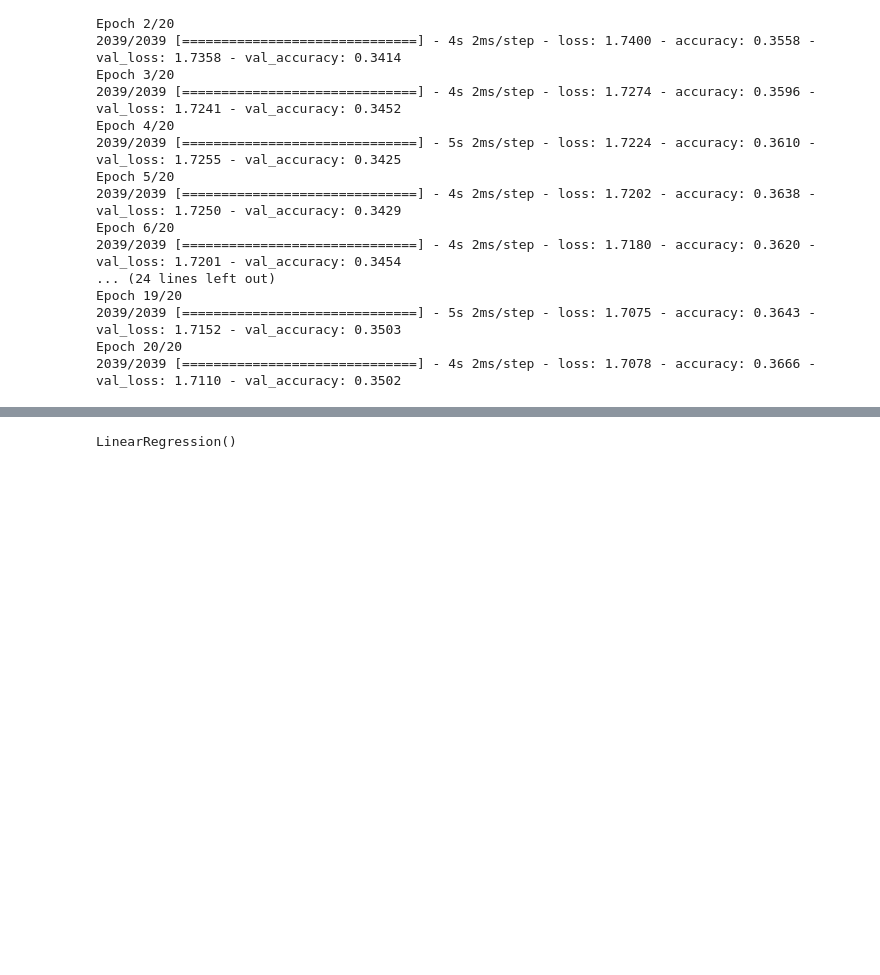
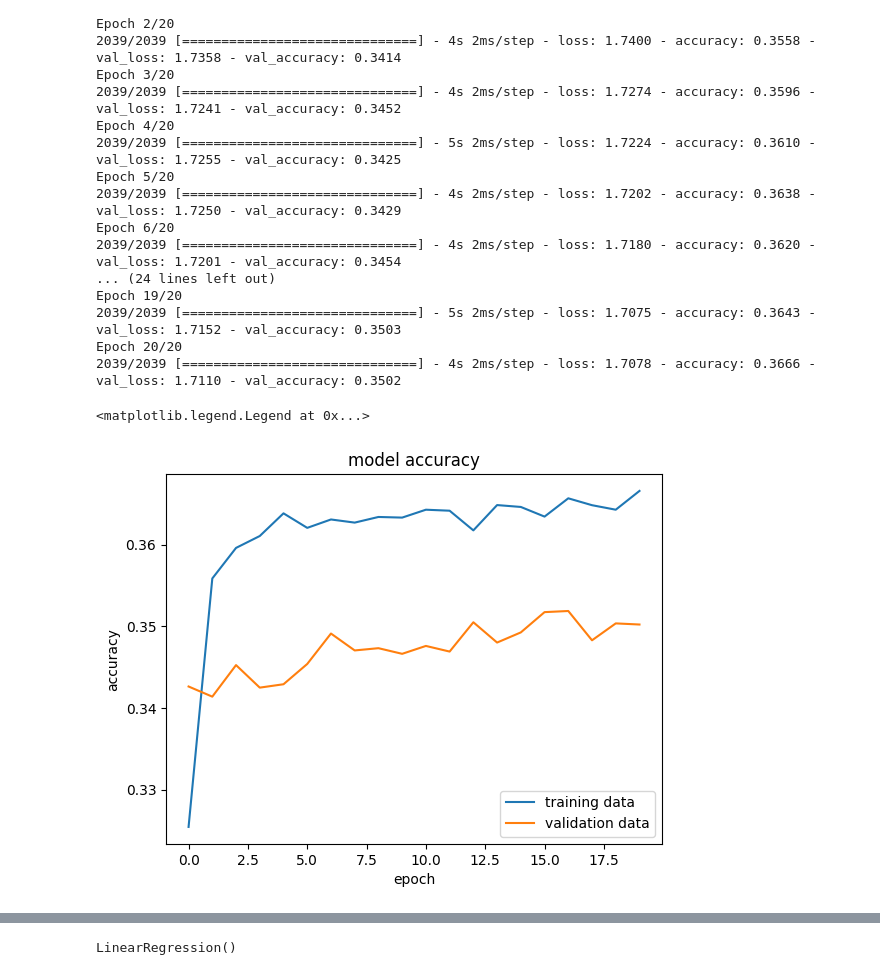
Before and after one commit to Cralsic123/Abalone-Rings-Predictor, a Jupyter notebook: Abalone_Prediction.ipynb, the cells around one changed output, grey strips where cells are left out. Drawn from its saved outputs; the diff is of its cells as text; code cells hidden in the pictures; blank space fills up the shorter version.

```diff
--- a/Abalone_Prediction.ipynb
+++ b/Abalone_Prediction.ipynb
@@ -243,3 +243,15 @@ Epoch 19/20
 2039/2039 [==============================] - 5s 2ms/step - loss: 1.7075 - accuracy: 0.3643 - val_loss: 1.7152 - val_accuracy: 0.3503
 Epoch 20/20
 2039/2039 [==============================] - 4s 2ms/step - loss: 1.7078 - accuracy: 0.3666 - val_loss: 1.7110 - val_accuracy: 0.3502
+# %%
+plt.plot(history.history['accuracy'])
+plt.plot(history.history['val_accuracy'])
+
+plt.title('model accuracy')
+plt.ylabel('accuracy')
+plt.xlabel('epoch')
+
+plt.legend(['training data', 'validation data'], loc = 'lower right')
+# %% [output]
+<matplotlib.legend.Legend at 0x...>
+[figure, added]
```
Also changed, not shown: parts of 16 cells of this notebook.
